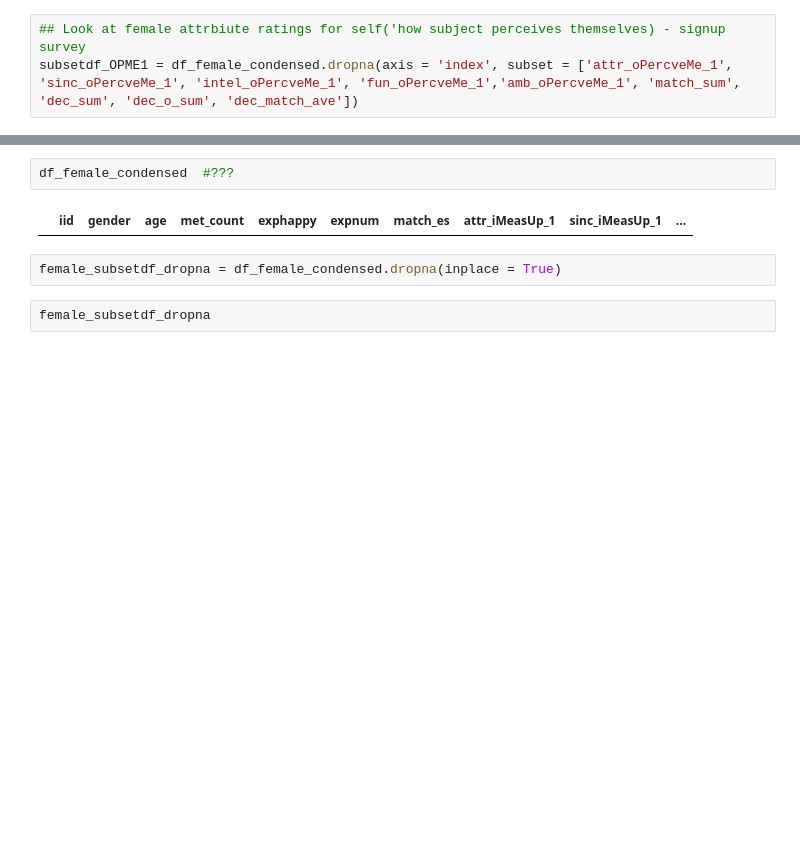
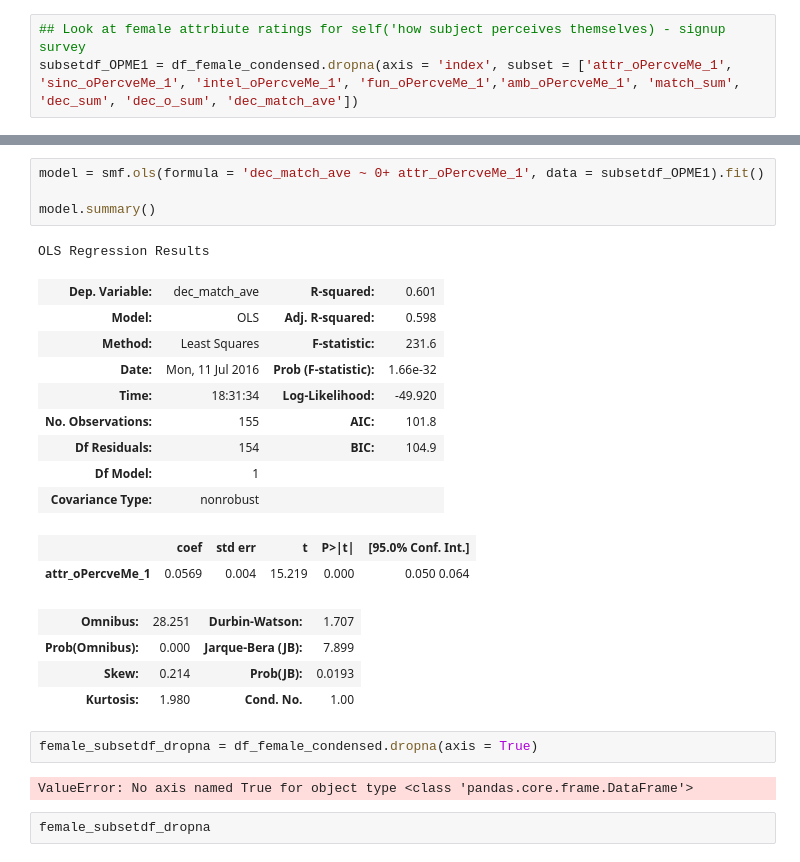
Before and after one commit to MirandaRemmer/DS-SF-23-work, a Jupyter notebook: final-project - MR/4/SpeedDatingDataset_FinalProject_REMMER_draft3.ipynb, the cells around one changed output, grey strips where cells are left out. Cells and saved outputs as stored; diff of their text form; blank space fills up the shorter version.

```diff
--- a/final-project - MR/4/SpeedDatingDataset_FinalProject_REMMER_draft3.ipynb
+++ b/final-project - MR/4/SpeedDatingDataset_FinalProject_REMMER_draft3.ipynb
@@ -2078,12 +2078,31 @@ OLS Regression Results
 | Prob(Omnibus): | 0.000 | Jarque-Bera (JB): | 7.010 |
 | Skew: | 0.292 | Prob(JB): | 0.0301 |
 | Kurtosis: | 2.137 | Cond. No. | 138. |
-# %%
-df_female_condensed  #???
-# %% [output]
-|  | iid | gender | age | met_count | exphappy | expnum | match_es | attr_iMeasUp_1 | sinc_iMeasUp_1 | ... |
+# %%
+model = smf.ols(formula = 'dec_match_ave ~ 0+ attr_oPercveMe_1', data = subsetdf_OPME1).fit()
+
+model.summary()
+# %% [output]
+OLS Regression Results
+| Dep. Variable: | dec_match_ave | R-squared: | 0.601 |
+| Model: | OLS | Adj. R-squared: | 0.598 |
+| Method: | Least Squares | F-statistic: | 231.6 |
+| Date: | Mon, 11 Jul 2016 | Prob (F-statistic): | 1.66e-32 |
+| Time: | 18:31:34 | Log-Likelihood: | -49.920 |
+| No. Observations: | 155 | AIC: | 101.8 |
+| Df Residuals: | 154 | BIC: | 104.9 |
+| Df Model: | 1 |  |  |
+| Covariance Type: | nonrobust |  |  |
+|  | coef | std err | t | P>|t| | [95.0% Conf. Int.] |
+| attr_oPercveMe_1 | 0.0569 | 0.004 | 15.219 | 0.000 | 0.050 0.064 |
+| Omnibus: | 28.251 | Durbin-Watson: | 1.707 |
+| Prob(Omnibus): | 0.000 | Jarque-Bera (JB): | 7.899 |
+| Skew: | 0.214 | Prob(JB): | 0.0193 |
+| Kurtosis: | 1.980 | Cond. No. | 1.00 |
 # %%
-female_subsetdf_dropna = df_female_condensed.dropna(inplace = True)
+female_subsetdf_dropna = df_female_condensed.dropna(axis = True)
+# %% [output]
+ValueError: No axis named True for object type <class 'pandas.core.frame.DataFrame'>
 # %%
 female_subsetdf_dropna
 # %% [markdown]
```
Also changed, not shown: parts of 2 cells of this notebook.
